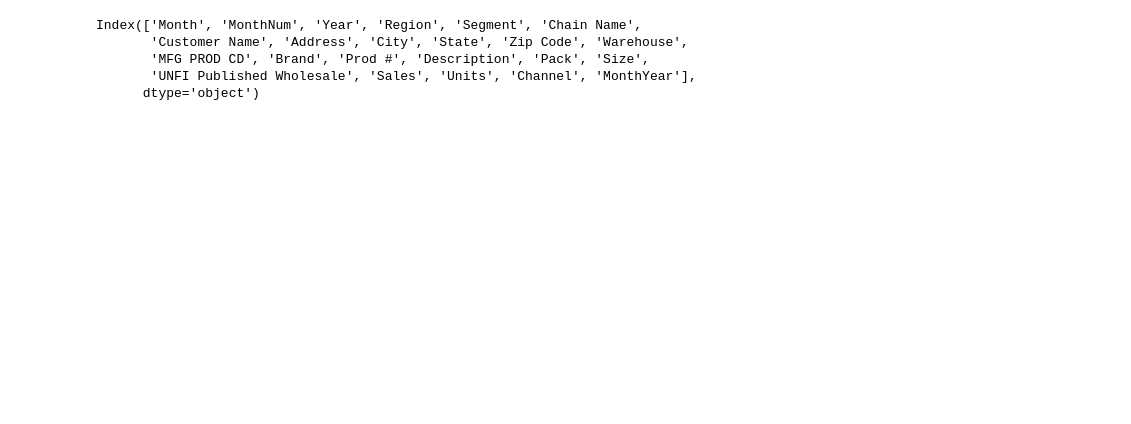
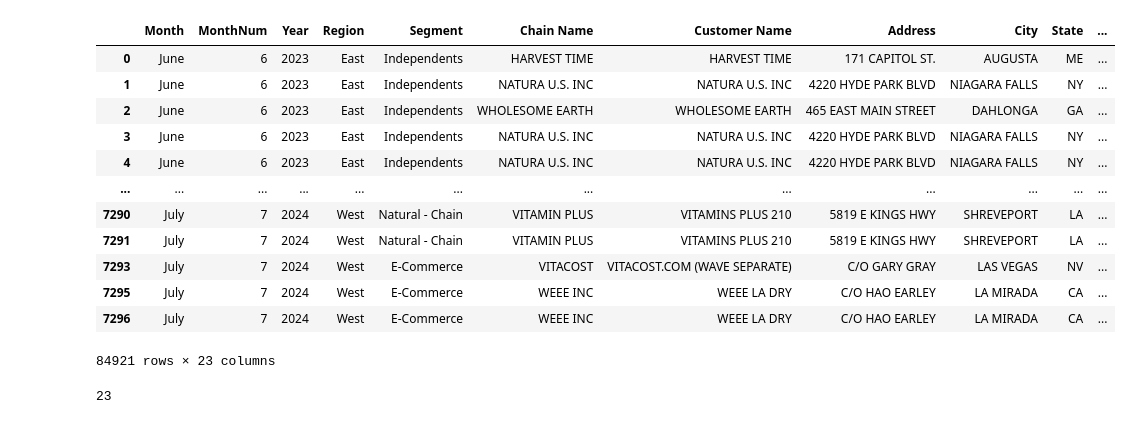
Before and after one commit to mikejackson35/unfi, a Jupyter notebook: clean_unfi_sbo.ipynb, the cells around one changed output. Cells and saved outputs as stored; diff of their text form; code cells hidden in the pictures; blank space fills up the shorter version.

```diff
--- a/clean_unfi_sbo.ipynb
+++ b/clean_unfi_sbo.ipynb
@@ -275,4 +311,4 @@ jun24 = df[['Month','MonthNum','Year','Region', 'Channel', 'Chain Name','Custome
 unfi_clean = pd.concat([jun23,jul23,aug23,sep23,
                         oct23,nov23,dec23,jan24,
                         feb24,mar24,apr24,may24,
-                        jun24], axis=0).convert_dtypes()
+                        jun24,jul24], axis=0).convert_dtypes()
@@ -308,18 +340,19 @@ unfi_clean['Size'] = unfi_clean['Size'].apply(clean_size).convert_dtypes()
 # %%
 # Function to map categories to "Grocery" or keep them the same
-def categorize(channel):
+def categorize(segment):
 
-    grocery_channels = ['Independents', 'SuperMarket Independent', 'SuperMarket Chain',
+    grocery_segments = ['Independents', 'SuperMarket Independent', 'SuperMarket Chain',
                           'Natural - Chain', 'SuperMarket']
-    away_from_home_categories = ['Food Service', 'Alternative Channel']
+    away_from_home_segments = ['Food Service', 'Alternative Channel']
 
-    if channel in grocery_channels:
+    if segment in grocery_segments:
         return 'Grocery'
-    elif channel in away_from_home_categories:
+    elif segment in away_from_home_segments:
         return 'Away From Home'
     else:
         return 'Other'
 
 unfi_clean.rename(columns = {'Channel':'Segment'}, inplace = True)
+
 # Apply the function to create a new column
 unfi_clean['Channel'] = unfi_clean['Segment'].apply(categorize)
@@ -328,8 +359,20 @@ unfi_clean['MonthYear'] = unfi_clean['MonthNum'].astype(str).str.zfill(2) + '-'
+# %%
+unfi_clean
+# %% [output]
+|  | Month | MonthNum | Year | Region | Segment | Chain Name | Customer Name | Address | City | State | ... |
+| 0 | June | 6 | 2023 | East | Independents | HARVEST TIME | HARVEST TIME | 171 CAPITOL ST. | AUGUSTA | ME | ... |
+| 1 | June | 6 | 2023 | East | Independents | NATURA U.S. INC | NATURA U.S. INC | 4220 HYDE PARK BLVD | NIAGARA FALLS | NY | ... |
+| 2 | June | 6 | 2023 | East | Independents | WHOLESOME EARTH | WHOLESOME EARTH | 465 EAST MAIN STREET | DAHLONGA | GA | ... |
+| 3 | June | 6 | 2023 | East | Independents | NATURA U.S. INC | NATURA U.S. INC | 4220 HYDE PARK BLVD | NIAGARA FALLS | NY | ... |
+| 4 | June | 6 | 2023 | East | Independents | NATURA U.S. INC | NATURA U.S. INC | 4220 HYDE PARK BLVD | NIAGARA FALLS | NY | ... |
+| ... | ... | ... | ... | ... | ... | ... | ... | ... | ... | ... | ... |
+| 7290 | July | 7 | 2024 | West | Natural - Chain | VITAMIN PLUS | VITAMINS PLUS 210 | 5819 E KINGS HWY | SHREVEPORT | LA | ... |
+| 7291 | July | 7 | 2024 | West | Natural - Chain | VITAMIN PLUS | VITAMINS PLUS 210 | 5819 E KINGS HWY | SHREVEPORT | LA | ... |
+| 7293 | July | 7 | 2024 | West | E-Commerce | VITACOST | VITACOST.COM (WAVE SEPARATE) | C/O GARY GRAY | LAS VEGAS | NV | ... |
+| 7295 | July | 7 | 2024 | West | E-Commerce | WEEE INC | WEEE LA DRY | C/O HAO EARLEY | LA MIRADA | CA | ... |
+| 7296 | July | 7 | 2024 | West | E-Commerce | WEEE INC | WEEE LA DRY | C/O HAO EARLEY | LA MIRADA | CA | ... |
+84921 rows × 23 columns
 # %%
-unfi_clean.columns
+len(unfi_clean.columns)
 # %% [output]
-Index(['Month', 'MonthNum', 'Year', 'Region', 'Segment', 'Chain Name',
-       'Customer Name', 'Address', 'City', 'State', 'Zip Code', 'Warehouse',
-       'MFG PROD CD', 'Brand', 'Prod #', 'Description', 'Pack', 'Size',
-       'UNFI Published Wholesale', 'Sales', 'Units', 'Channel', 'MonthYear'],
-      dtype='object')
+23
```
Also changed, not shown: parts of 8 cells of this notebook, 5 other files.
